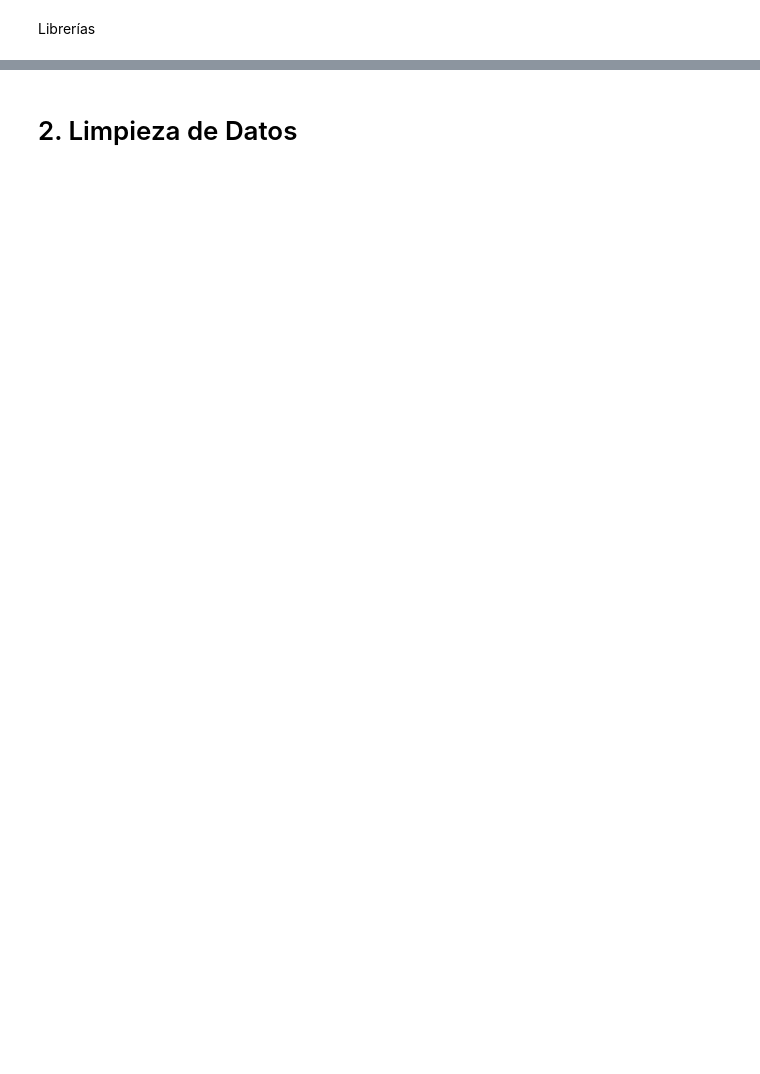
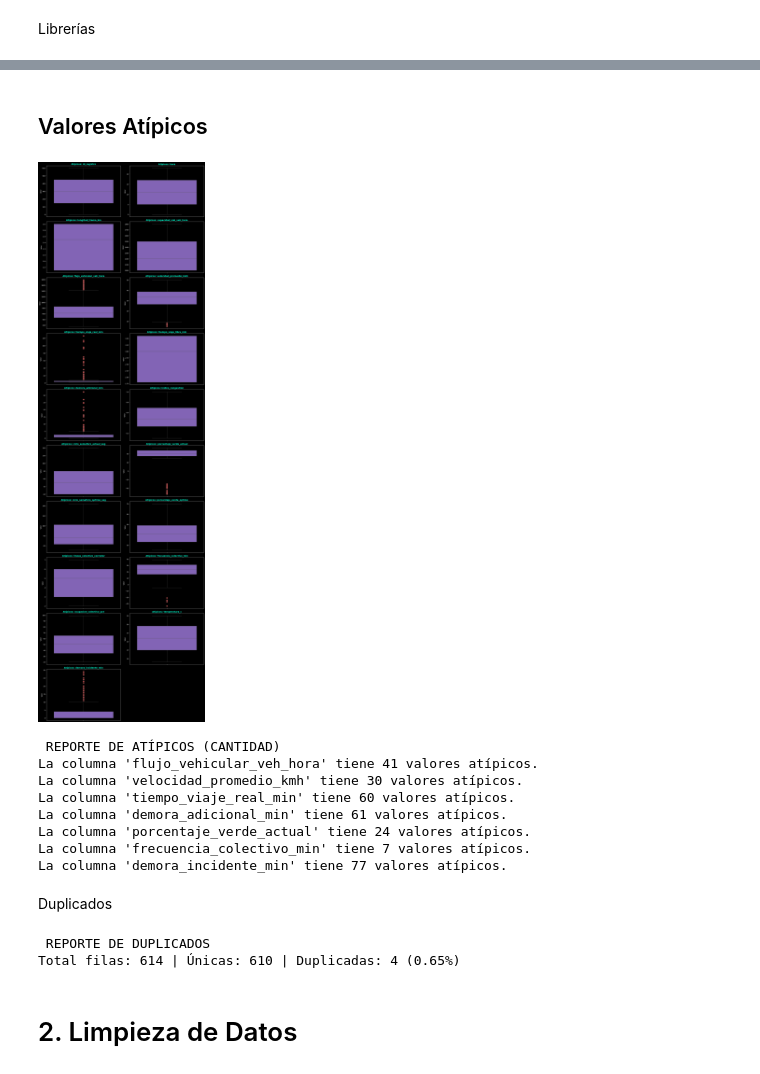
Before and after one commit to VALESOLCORTEZ/ABP-M-dulo-Analista-de-Datos-1, a Jupyter notebook: ABP_Modulo_Analista_Grupo_16.ipynb, the cells around one changed output, grey strips where cells are left out. Cells and saved outputs as stored; diff of their text form; code cells hidden in the pictures; blank space fills up the shorter version.

```diff
--- a/ABP_Modulo_Analista_Grupo_16.ipynb
+++ b/ABP_Modulo_Analista_Grupo_16.ipynb
@@ -221,2 +322,60 @@ Duplicados en df_trafico:
+# %% [markdown]
+## Valores Atípicos
+# %%
+cols_num_graf = df_sucio.select_dtypes(include='number').columns
+
+filas_plot = math.ceil(len(cols_num_graf) / 2)
+fig3, axes3 = plt.subplots(filas_plot, 2, figsize=(15, 5 * filas_plot))
+axes3 = axes3.flatten() if len(cols_num_graf) > 1 else [axes3]
+
+ultimo_indice = -1
+
+for i, col in enumerate(cols_num_graf):
+    ultimo_indice = i
+    sns.boxplot(y=df_sucio[col], ax=axes3[i], color='#7E57C2',
+                flierprops={'marker': 'o', 'markerfacecolor': '#FF5252', 'markersize': 8})
+    axes3[i].set_title(f'Atípicos: {col}', color='#00FFCC', fontsize=14, weight='bold')
+    axes3[i].set_ylabel('Valor')
+
+for j in range(ultimo_indice + 1, len(axes3)):
+    fig3.delaxes(axes3[j])
+
+plt.tight_layout()
+plt.show()
+
+print("\n REPORTE DE ATÍPICOS (CANTIDAD)")
+for col in cols_num_graf:
+    Q1 = df_sucio[col].quantile(0.25)
+    Q3 = df_sucio[col].quantile(0.75)
+    IQR = Q3 - Q1
+    lim_inf = Q1 - 1.5 * IQR
+    lim_sup = Q3 + 1.5 * IQR
+
+    outliers = ((df_sucio[col] < lim_inf) | (df_sucio[col] > lim_sup)).sum()
+
+    if outliers > 0:
+        print(f"La columna '{col}' tiene {outliers} valores atípicos.")
+# %% [output]
+[figure, added]
+ REPORTE DE ATÍPICOS (CANTIDAD)
+La columna 'flujo_vehicular_veh_hora' tiene 41 valores atípicos.
+La columna 'velocidad_promedio_kmh' tiene 30 valores atípicos.
+La columna 'tiempo_viaje_real_min' tiene 60 valores atípicos.
+La columna 'demora_adicional_min' tiene 61 valores atípicos.
+La columna 'porcentaje_verde_actual' tiene 24 valores atípicos.
+La columna 'frecuencia_colectivo_min' tiene 7 valores atípicos.
+La columna 'demora_incidente_min' tiene 77 valores atípicos.
+# %% [markdown]
+Duplicados
+# %%
+
+print("\n REPORTE DE DUPLICADOS")
+tot_filas = len(df_sucio)
+tot_dup = df_sucio.duplicated().sum()
+tot_uni = tot_filas - tot_dup
+print(f"Total filas: {tot_filas} | Únicas: {tot_uni} | Duplicadas: {tot_dup} ({(tot_dup/tot_filas)*100:.2f}%)\n")
+# %% [output]
+ REPORTE DE DUPLICADOS
+Total filas: 614 | Únicas: 610 | Duplicadas: 4 (0.65%)
 # %% [markdown]
 # 2. Limpieza de Datos
```
Also changed, not shown: parts of 37 cells of this notebook.
